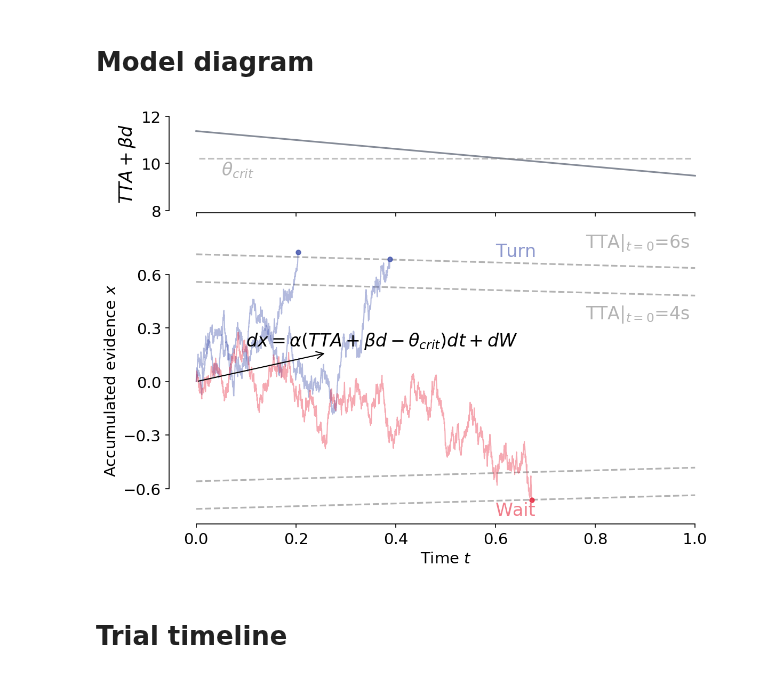
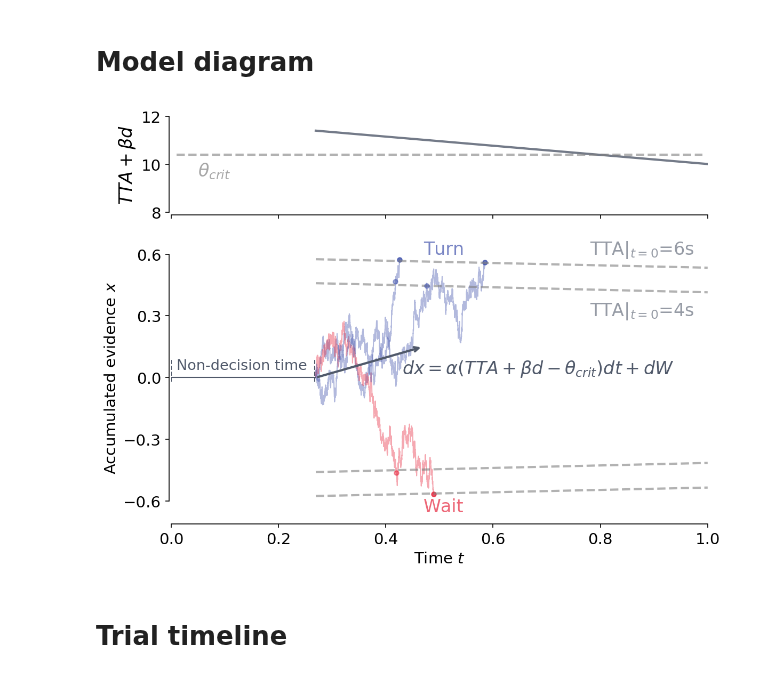
Before and after one commit to cherepaha/evidence_accumulation_in_gap_acceptance, a Jupyter notebook: data_and_model_analysis/paper_figures.ipynb, the cells around one changed output. Cells and saved outputs as stored; diff of their text form; code cells hidden in the pictures.

```diff
--- a/data_and_model_analysis/paper_figures.ipynb
+++ b/data_and_model_analysis/paper_figures.ipynb
@@ -89,19 +86,24 @@ def get_rt_mean_sem(data, n_cutoff=2):
 # %% [markdown]
 # Model diagram
 # %%
-def get_trace():
+def get_trace(t, dt, tta, d, model_params):
     noise = np.random.randn(len(t))
-    drift = alpha*(tta-tta_crit+beta*(d-d_crit))
-    dx = drift * dt + noise * np.sqrt(dt)
+    drift = model_params['alpha']*(tta+ model_params['beta']*d - model_params['theta'])
+    dx = drift * simulation_params['dt'] +  model_params['noise'] * noise * np.sqrt(simulation_params['dt'])
     x = np.append([0], np.cumsum(dx)[:-1])
-    nd_time_idx = int(np.random.uniform(nd_time_mean-nd_halfwidth, nd_time_mean+nd_halfwidth) // dt)
-    nd_time = t[nd_time_idx]
+    boundary = model_params['b_0']/(1+np.exp(-model_params['k']*(tta-model_params['tta_crit'])))
+    response_time_idx = np.where(abs(x)>boundary)
+    if len(response_time_idx[0])>0:
+        return(x[:response_time_idx[0][0]+1])
+    else:
+        return(x)
 
-    return x
-
-def generate_model_traces():
+def generate_model_traces(t, dt, tta, d, model_params):
     is_two_correct = False
-    while not is_two_correct:
-        trials = [get_trace() for i in range(3)]
+    is_rt_ok = False
+    while not(is_two_correct) or not(is_rt_ok):
+        trials = [get_trace(t, dt, tta, d, model_params) for i in range(3)]
         is_two_correct = (np.sum([1 if x[-1]>0 else 0 for x in trials]) == 2)
+        rts = [model_params['ndt_location']+len(trial)*dt for trial in trials]
+        is_rt_ok = all([(rt>0.4) & (rt<0.7) for rt in rts])
     pd.DataFrame(trials).to_csv('ddm_traces.csv')
@@ -164,4 +109,0 @@ def plot_model_traces():
-# %%
-plot_model_traces()
-# %% [output]
-[figure, removed]
@@ -168,3 +172,12 @@ plot_model_traces()
+# %%
+model_params = pd.read_csv('../model_fit_results/cross_validation_all_parameters_fitted.csv')
+all_subj_params = model_params[model_params.subj_id=='all'].to_dict('records')[0]
+all_subj_params['ndt_location'] -= 0.15
+simulation_params = {'dt': 0.0001, 'duration': 1}
+
+plot_model_traces(all_subj_params, simulation_params, generate_new=False)
+# %% [output]
+[figure, added]
 # %% [markdown]
 # Trial timeline
 # %%
```
Also changed, not shown: parts of 8 cells of this notebook, 6 other files.
